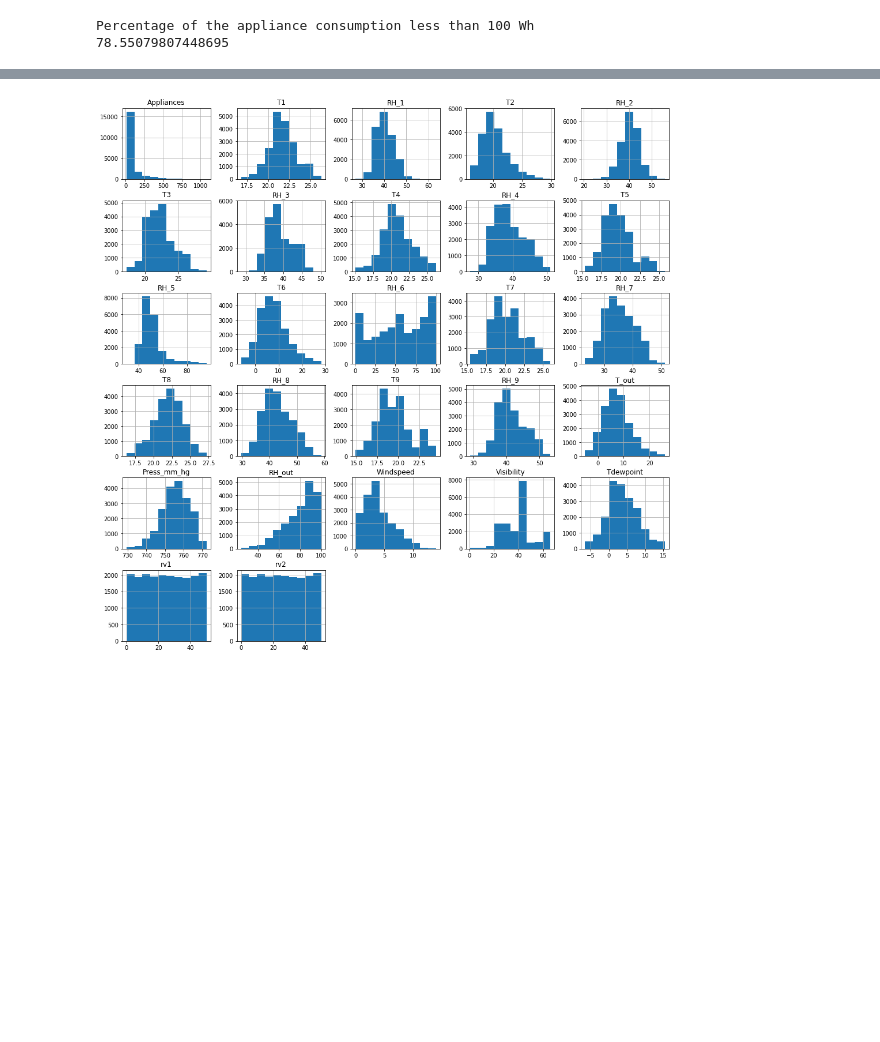
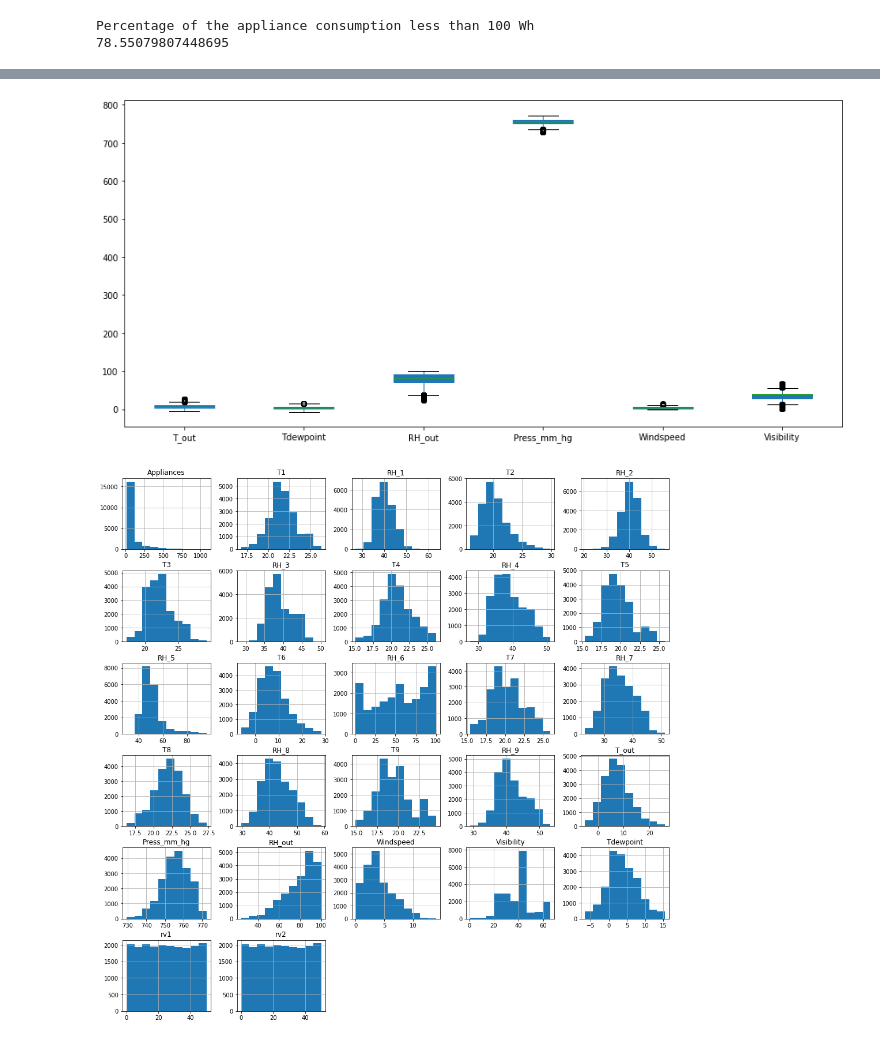
Before and after one commit to meetdelvadiya/Appliance-Energy-Prediction, a Jupyter notebook: Appliance_Energy_Prediction_Project_Meet_Delvadiya.ipynb, the cells around one changed output, grey strips where cells are left out. Cells and saved outputs as stored; diff of their text form; code cells hidden in the pictures; blank space fills up the shorter version.

```diff
--- a/Appliance_Energy_Prediction_Project_Meet_Delvadiya.ipynb
+++ b/Appliance_Energy_Prediction_Project_Meet_Delvadiya.ipynb
@@ -202,3 +235,9 @@ dataset.plot.box(figsize=(25, 15))
+# %%
+df = pd.DataFrame(data = dataset, columns = ["T_out", "Tdewpoint","RH_out","Press_mm_hg","Windspeed","Visibility"])
+df.plot(kind='box',patch_artist=True,figsize=(15,7))
+plt.show()
+# %% [output]
+[figure, added]
 # %%
 # Histogram of all the features
 dataset.hist(figsize= (17,17)) ;
```
Also changed, not shown: parts of 25 cells of this notebook.
